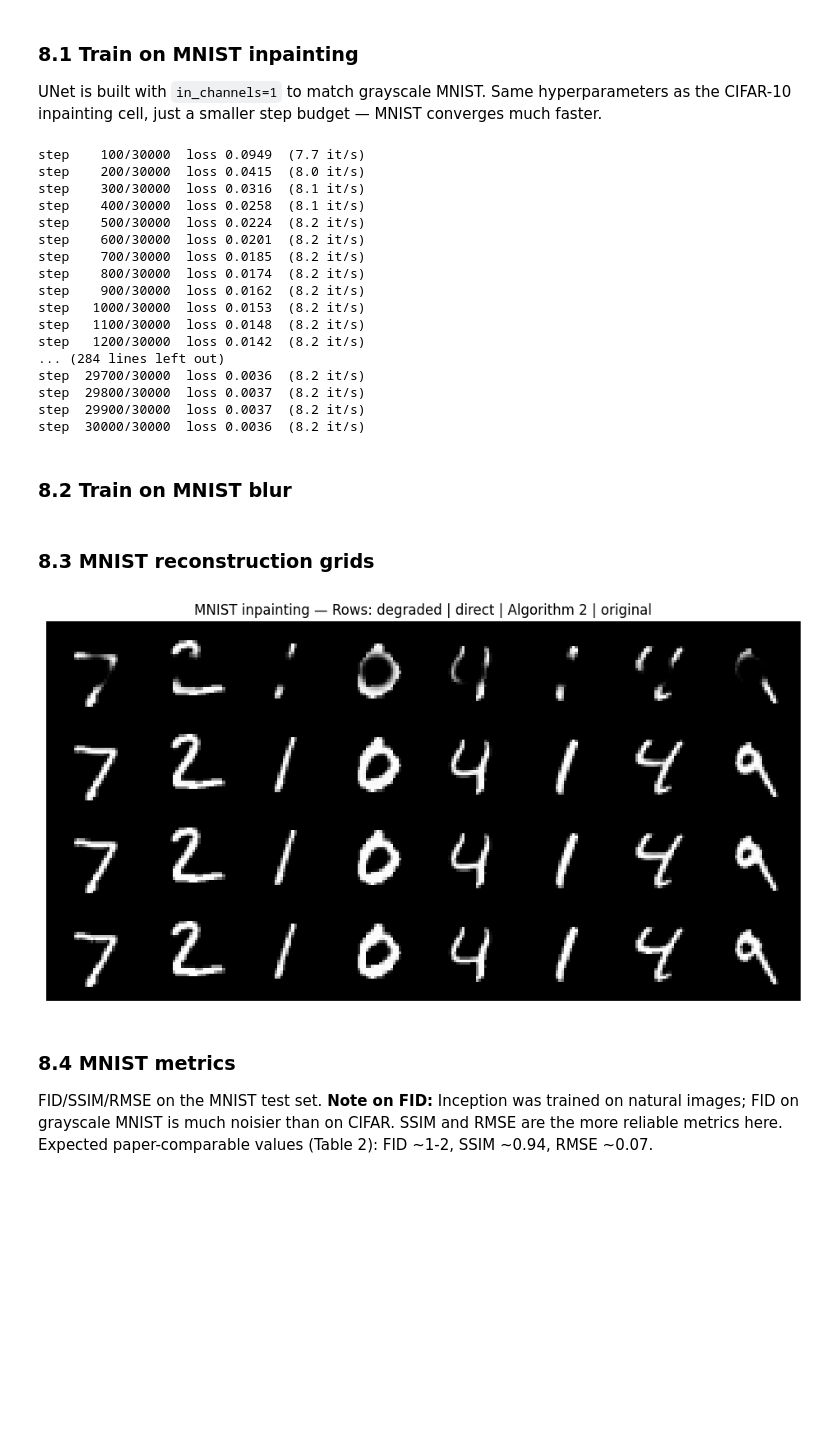
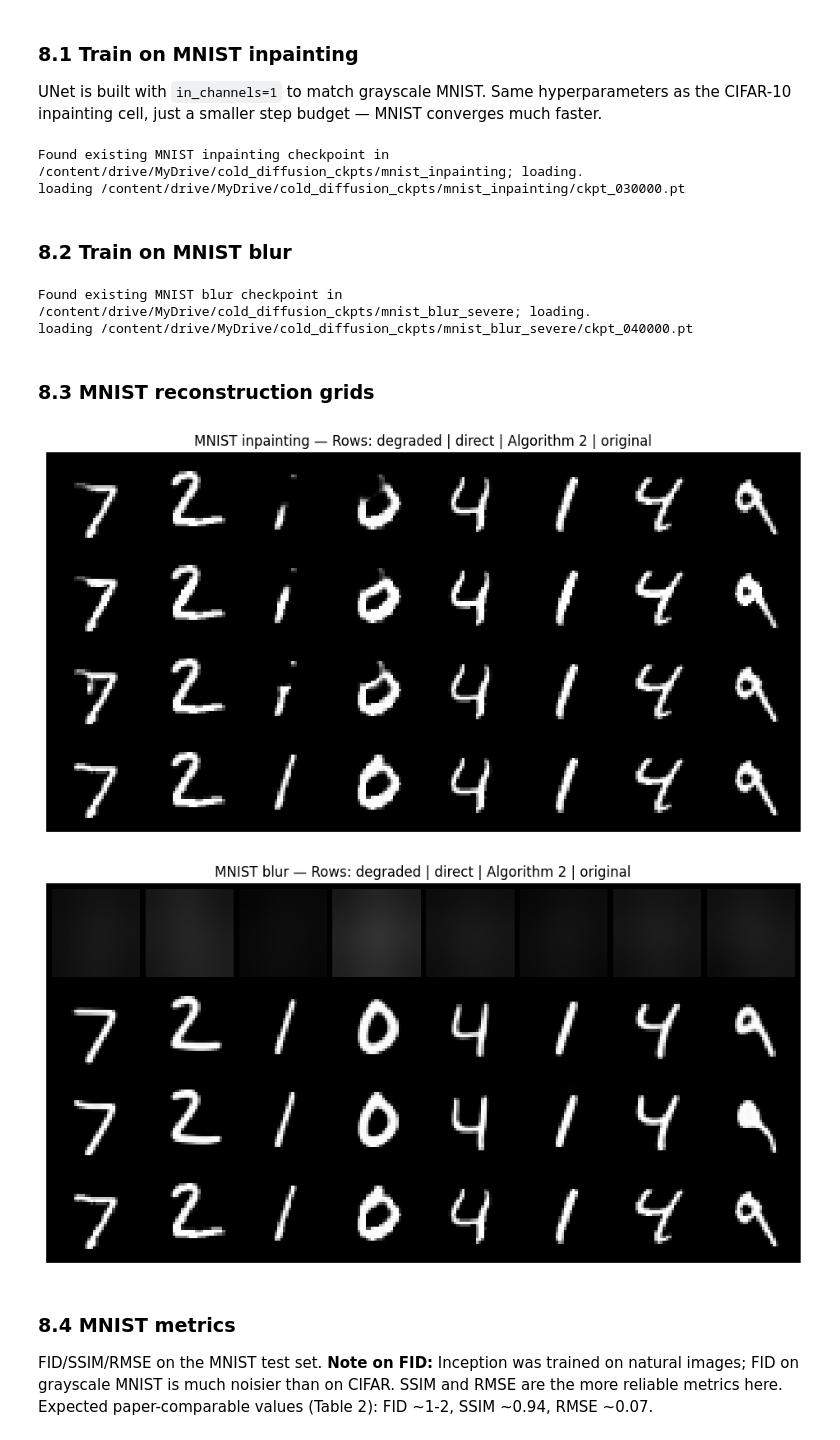
Before and after one commit to J0hns0n-Wang/CS4782_Final_Project, a Jupyter notebook: project.ipynb, the cells around one changed output. Cells and saved outputs as stored; diff of their text form; code cells hidden in the pictures; blank space fills up the shorter version.

```diff
--- a/project.ipynb
+++ b/project.ipynb
@@ -170,7 +170,7 @@ Paper recipe (Appendix A.2): 60k gradient steps at effective batch 128 (= per-st
 Skip this cell if you've already saved a checkpoint.
 # %%
 TOTAL_STEPS = 60_000   # paper recipe (Appendix A.2)
-RUN_DIR = f'{CKPT_BASE}/inpainting_demo'
+RUN_DIR = f'{CKPT_BASE}/inpainting_demo2'
 
 deg = GaussianMaskInpainting(image_size=32, T=50, randomize_center=True)
 
@@ -333,7 +339,7 @@ Implementation lives in [`src/diffusion/cold.py`](src/diffusion/cold.py) as `Col
 
 Same trained model, same `xT`, same `state` — only the reverse rule differs. With `alpha = 0.5` for the EMA.
 # %%
-ALPHA = 0.5
+ALPHA = 0.7
 
 inp_eval = ColdDiffusion(ema.ema_model.to(DEVICE), deg.to(DEVICE), T=50).eval()
 
@@ -514,23 +526,8 @@ else:
     ema_mnist_inp = train(mnist_inp_diff, mnist_train_loader, total_steps=MNIST_STEPS,
                           run_dir=mnist_inp_run_dir, device=DEVICE)
 # %% [output]
-step    100/30000  loss 0.0949  (7.7 it/s)
-step    200/30000  loss 0.0415  (8.0 it/s)
-step    300/30000  loss 0.0316  (8.1 it/s)
-step    400/30000  loss 0.0258  (8.1 it/s)
-step    500/30000  loss 0.0224  (8.2 it/s)
-step    600/30000  loss 0.0201  (8.2 it/s)
-step    700/30000  loss 0.0185  (8.2 it/s)
-step    800/30000  loss 0.0174  (8.2 it/s)
-step    900/30000  loss 0.0162  (8.2 it/s)
-step   1000/30000  loss 0.0153  (8.2 it/s)
-step   1100/30000  loss 0.0148  (8.2 it/s)
-step   1200/30000  loss 0.0142  (8.2 it/s)
-... (284 lines left out)
-step  29700/30000  loss 0.0036  (8.2 it/s)
-step  29800/30000  loss 0.0037  (8.2 it/s)
-step  29900/30000  loss 0.0037  (8.2 it/s)
-step  30000/30000  loss 0.0036  (8.2 it/s)
+Found existing MNIST inpainting checkpoint in /content/drive/MyDrive/cold_diffusion_ckpts/mnist_inpainting; loading.
+loading /content/drive/MyDrive/cold_diffusion_ckpts/mnist_inpainting/ckpt_030000.pt
 # %% [markdown]
 ### 8.2 Train on MNIST blur
 # %%
@@ -548,13 +545,17 @@ else:
     mnist_blur_diff = ColdDiffusion(UNet(image_size=32, in_channels=1), mnist_blur_deg, T=40)
     ema_mnist_blur = train(mnist_blur_diff, mnist_train_loader, total_steps=MNIST_STEPS,
                            run_dir=mnist_blur_run_dir, device=DEVICE)
+# %% [output]
+Found existing MNIST blur checkpoint in /content/drive/MyDrive/cold_diffusion_ckpts/mnist_blur_severe; loading.
+loading /content/drive/MyDrive/cold_diffusion_ckpts/mnist_blur_severe/ckpt_040000.pt
 # %% [markdown]
 ### 8.3 MNIST reconstruction grids
 # %%
 reconstruct_grid(ema_mnist_inp,  mnist_inp_deg,  50, x0_demo_mnist, DEVICE, 'MNIST inpainting')
-# reconstruct_grid(ema_mnist_blur, mnist_blur_deg, 40, x0_demo_mnist, DEVICE, 'MNIST blur')
+reconstruct_grid(ema_mnist_blur, mnist_blur_deg, 40, x0_demo_mnist, DEVICE, 'MNIST blur')
 # %% [output]
-[figure, old version]
+[figure, new version]
+[figure, added]
 # %% [markdown]
 ### 8.4 MNIST metrics
 
```
Also changed, not shown: parts of 10 cells of this notebook, 1 other file.
